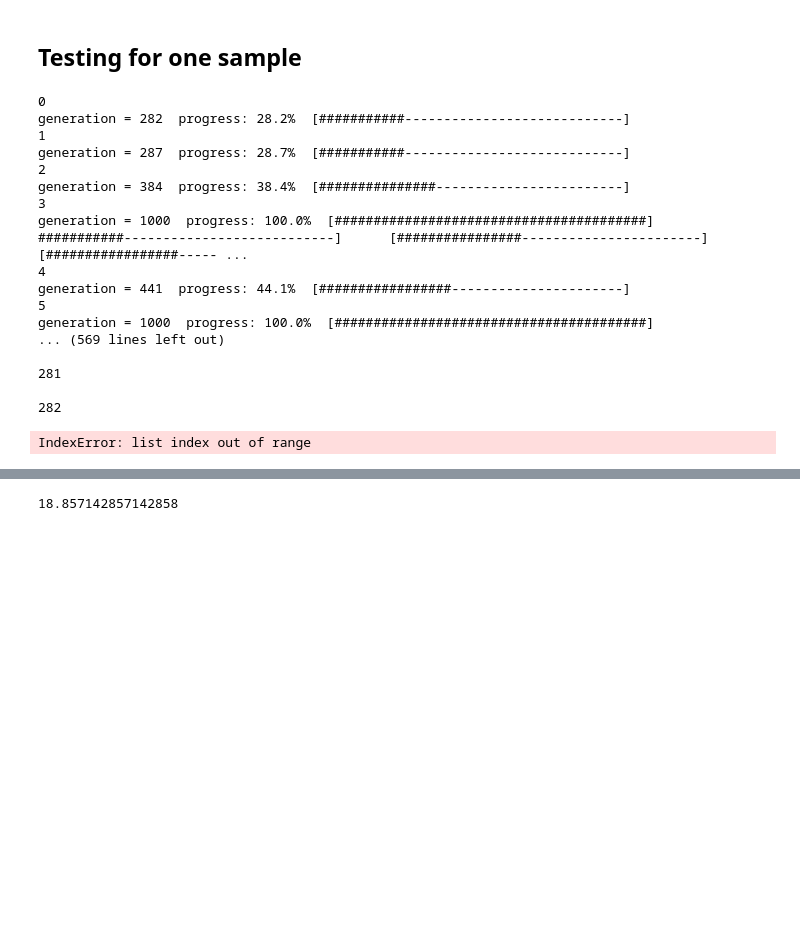
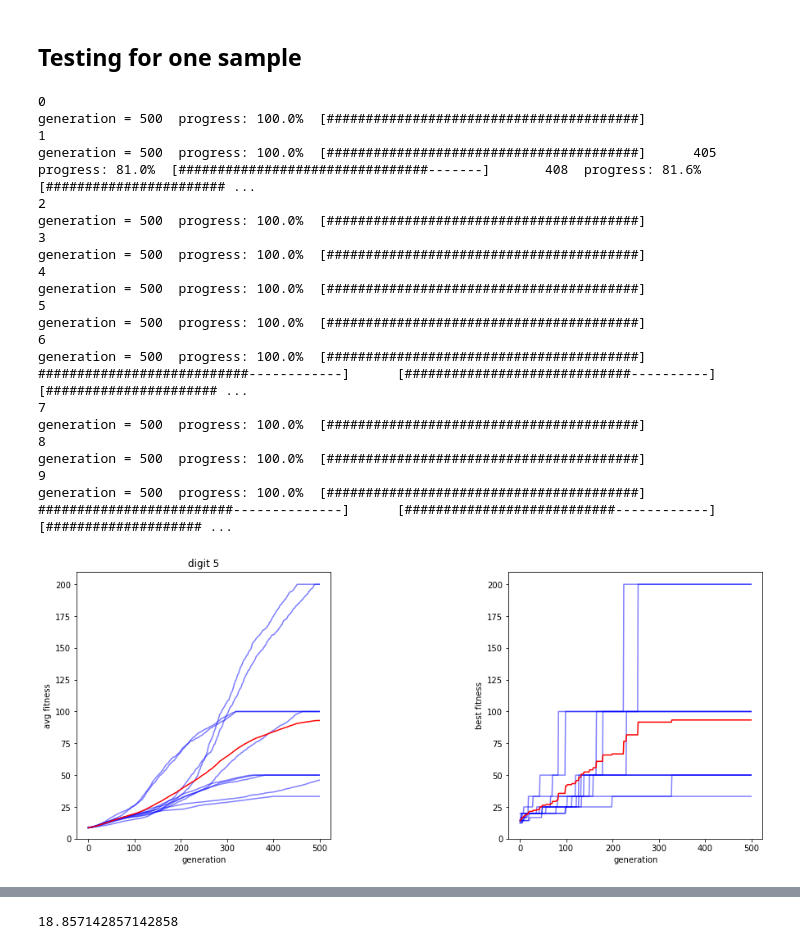
Before and after one commit to ph504/ABB_handwriter, a Jupyter notebook: offline_processing/PathGen_Evolutionary.ipynb, the cells around one changed output, grey strips where cells are left out. Saved outputs shown, nothing was run; the diff lists cells and outputs as text; code cells hidden in the pictures; blank space fills up the shorter version.

```diff
--- a/offline_processing/PathGen_Evolutionary.ipynb
+++ b/offline_processing/PathGen_Evolutionary.ipynb
@@ -252,7 +252,7 @@ ea.DIGIT=5
 ea.P_MUTATION = 0.8
 ea.P_CROSSOVER = 1.0
 ea.POPULATION_SIZE = 500
-ea.MAX_NUM_OF_GEN = 1000
+ea.MAX_NUM_OF_GEN = 500
 
 test_prof_avg_fit = []
 test_prof_best_fit = []
@@ -280,58 +280,61 @@ for i in range(test_num):
     test_prof_best_ind.append(best_ind_pheno_profile)
 # %% [output]
 0
-generation = 282  progress: 28.2%  [###########----------------------------]
+generation = 500  progress: 100.0%  [########################################]
 1
-generation = 287  progress: 28.7%  [###########----------------------------]
+generation = 500  progress: 100.0%  [########################################]      405  progress: 81.0%  [################################-------]       408  progress: 81.6%  [####################### ...
 2
-generation = 384  progress: 38.4%  [###############------------------------]
+generation = 500  progress: 100.0%  [########################################]
 3
-generation = 1000  progress: 100.0%  [########################################]      ###########---------------------------]      [################-----------------------]      [#################----- ...
+generation = 500  progress: 100.0%  [########################################]
 4
-generation = 441  progress: 44.1%  [#################----------------------]
+generation = 500  progress: 100.0%  [########################################]
 5
-generation = 1000  progress: 100.0%  [########################################]
-... (569 lines left out)
-
-281
-
-282
+generation = 500  progress: 100.0%  [########################################]
+6
+generation = 500  progress: 100.0%  [########################################]      ###########################------------]      [#############################----------]      [###################### ...
+7
+generation = 500  progress: 100.0%  [########################################]
+8
+generation = 500  progress: 100.0%  [########################################]
+9
+generation = 500  progress: 100.0%  [########################################]      #########################--------------]      [###########################------------]        [#################### ...
-IndexError: list index out of range
 # %%
 test_avg_of_avg = []
 test_avg_of_best = []
 for gen in range(ea.MAX_NUM_OF_GEN):
-    print('\n',gen, sep='')
     avg = np.average([x[gen] for x in test_prof_avg_fit])
     test_avg_of_avg.append(avg)
     avg = np.average([x[gen] for x in test_prof_best_fit])
     test_avg_of_best.append(avg)
 
 fig = plt.figure(figsize=(ppg.PLOT_WIDTH,ppg.PLOT_HEIGHT))
 fig.subplots_adjust(wspace=0.7)
 for i in range(test_num):
 
     plt.subplot(1,2,1)
     plt.plot(generation_profile,test_prof_avg_fit[i], color='blue', alpha=0.5)
     plt.title('digit '+str(ea.DIGIT))
     plt.ylabel('avg fitness')
     plt.xlabel('generation')
     plt.ylim(0,210);
 
     plt.subplot(1,2,2)
     plt.plot(generation_profile,test_prof_best_fit[i], color='blue', alpha=0.5)
     plt.ylabel('best fitness')
     plt.xlabel('generation')
     plt.ylim(0,210);
 
 plt.subplot(1,2,1)
 plt.plot(generation_profile, test_avg_of_avg, color='red')
 plt.ylabel('avg fitness')
 plt.xlabel('generation')
 plt.ylim(0,210);
 
 plt.subplot(1,2,2)
 plt.plot(generation_profile, test_avg_of_best, color='red')
-plt.ylabel('avg fitness')
+plt.ylabel('best fitness')
 plt.xlabel('generation')
 plt.ylim(0,210);
+# %% [output]
+[figure, added]
```
Also changed, not shown: parts of 4 cells of this notebook, 3 other files.
